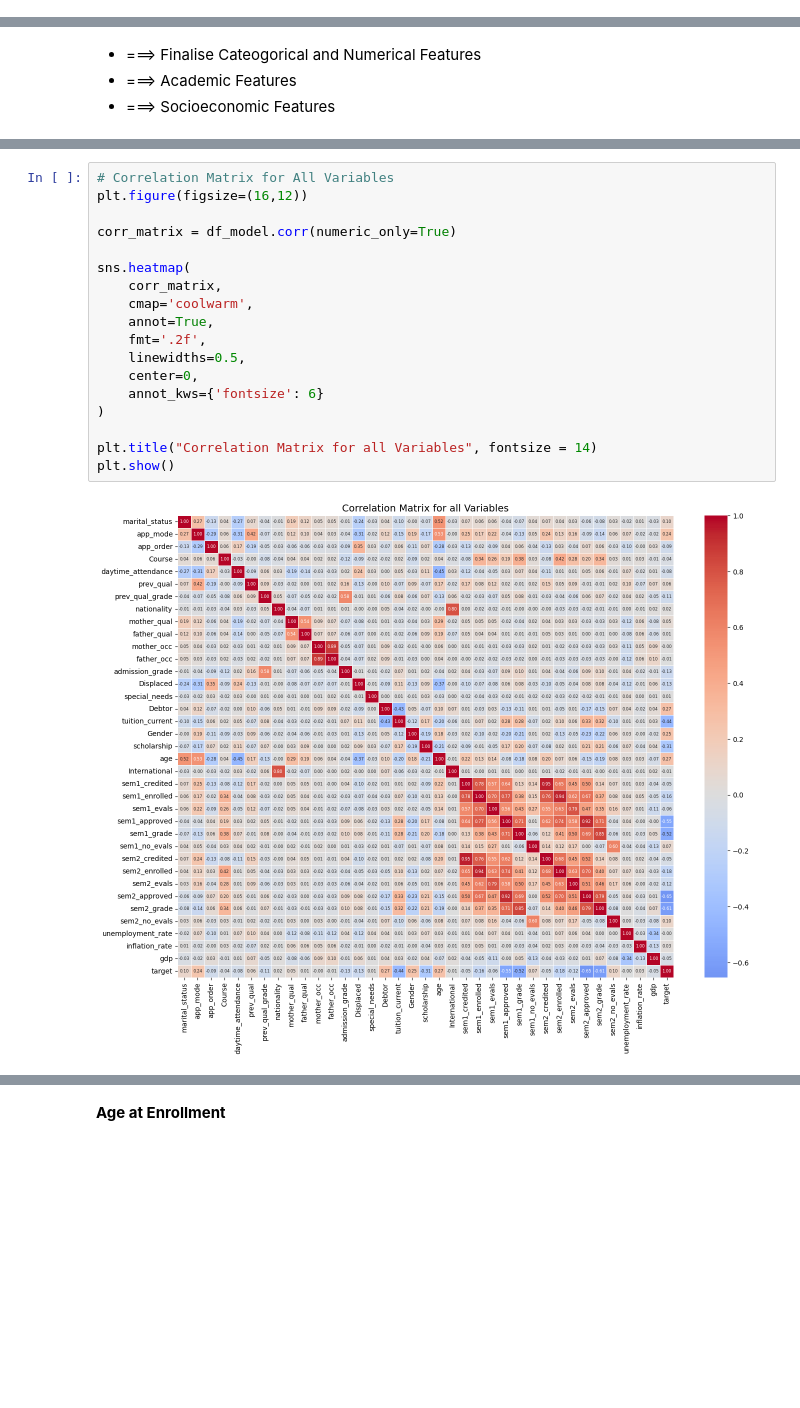
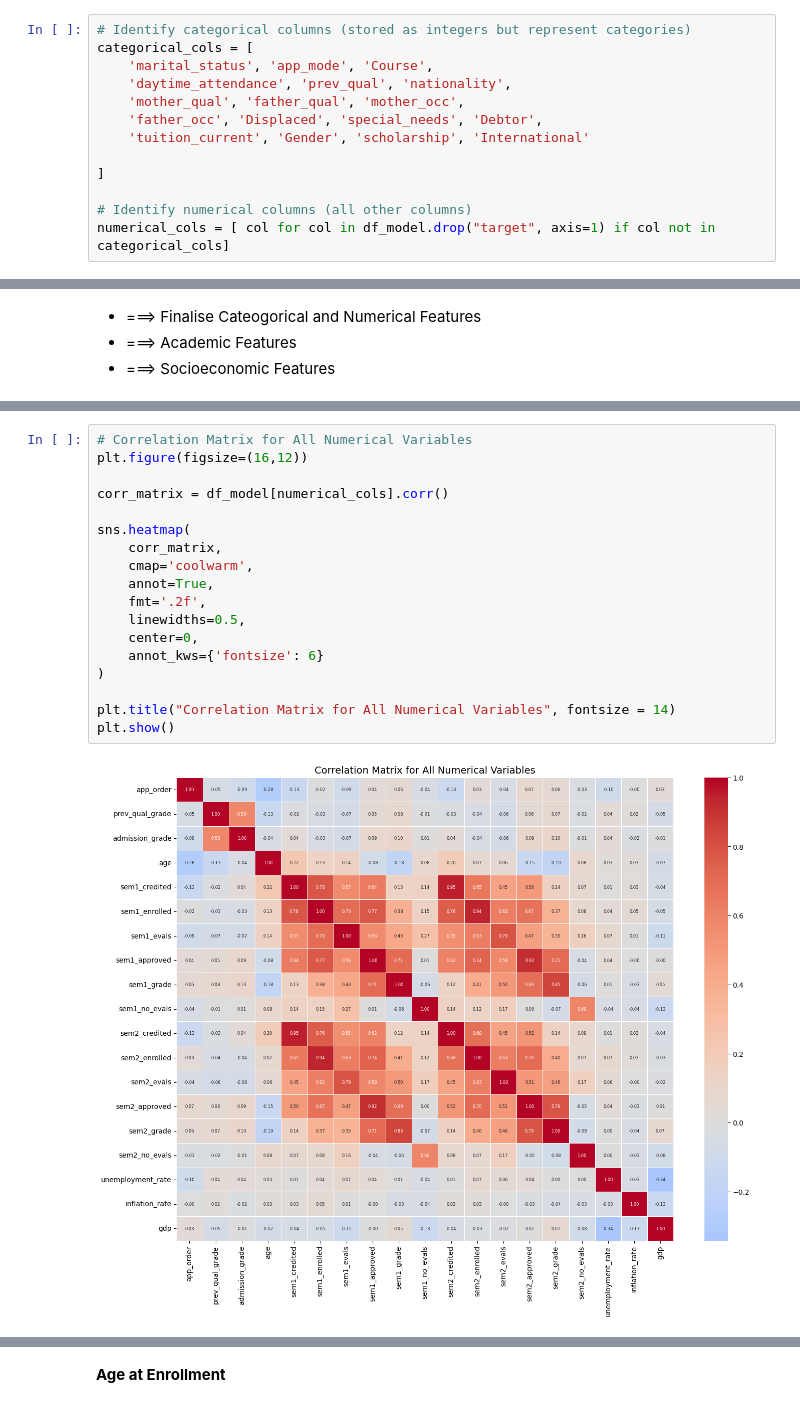
Before and after one commit to abdulmm44/Student_dropout_prediction, a Jupyter notebook: Student_dropout_(37).ipynb, the cells around one changed output, grey strips where cells are left out. Saved outputs shown, nothing was run; the diff lists cells and outputs as text; blank space fills up the shorter version.

```diff
--- a/Student_dropout_(37).ipynb
+++ b/Student_dropout_(37).ipynb
@@ -375,0 +405,13 @@ Students with unresolved academic outcomes `"Enrolled"` were excluded from the a
+# %%
+# Identify categorical columns (stored as integers but represent categories)
+categorical_cols = [
+    'marital_status', 'app_mode', 'Course',
+    'daytime_attendance', 'prev_qual', 'nationality',
+    'mother_qual', 'father_qual', 'mother_occ',
+    'father_occ', 'Displaced', 'special_needs', 'Debtor',
+    'tuition_current', 'Gender', 'scholarship', 'International'
+
+]
+
+# Identify numerical columns (all other columns)
+numerical_cols = [ col for col in df_model.drop("target", axis=1) if col not in categorical_cols]
@@ -458,20 +540,20 @@ df_eda.groupby("target")[numerical_cols_eda].mean().T
 # %%
-# Correlation Matrix for All Variables
+# Correlation Matrix for All Numerical Variables
 plt.figure(figsize=(16,12))
 
-corr_matrix = df_model.corr(numeric_only=True)
+corr_matrix = df_model[numerical_cols].corr()
 
 sns.heatmap(
     corr_matrix,
     cmap='coolwarm',
     annot=True,
     fmt='.2f',
     linewidths=0.5,
     center=0,
     annot_kws={'fontsize': 6}
 )
 
-plt.title("Correlation Matrix for all Variables", fontsize = 14)
+plt.title("Correlation Matrix for All Numerical Variables", fontsize = 14)
 plt.show()
 # %% [output]
-[figure, old version]
+[figure, new version]
```
Also changed, not shown: parts of 84 cells of this notebook.
